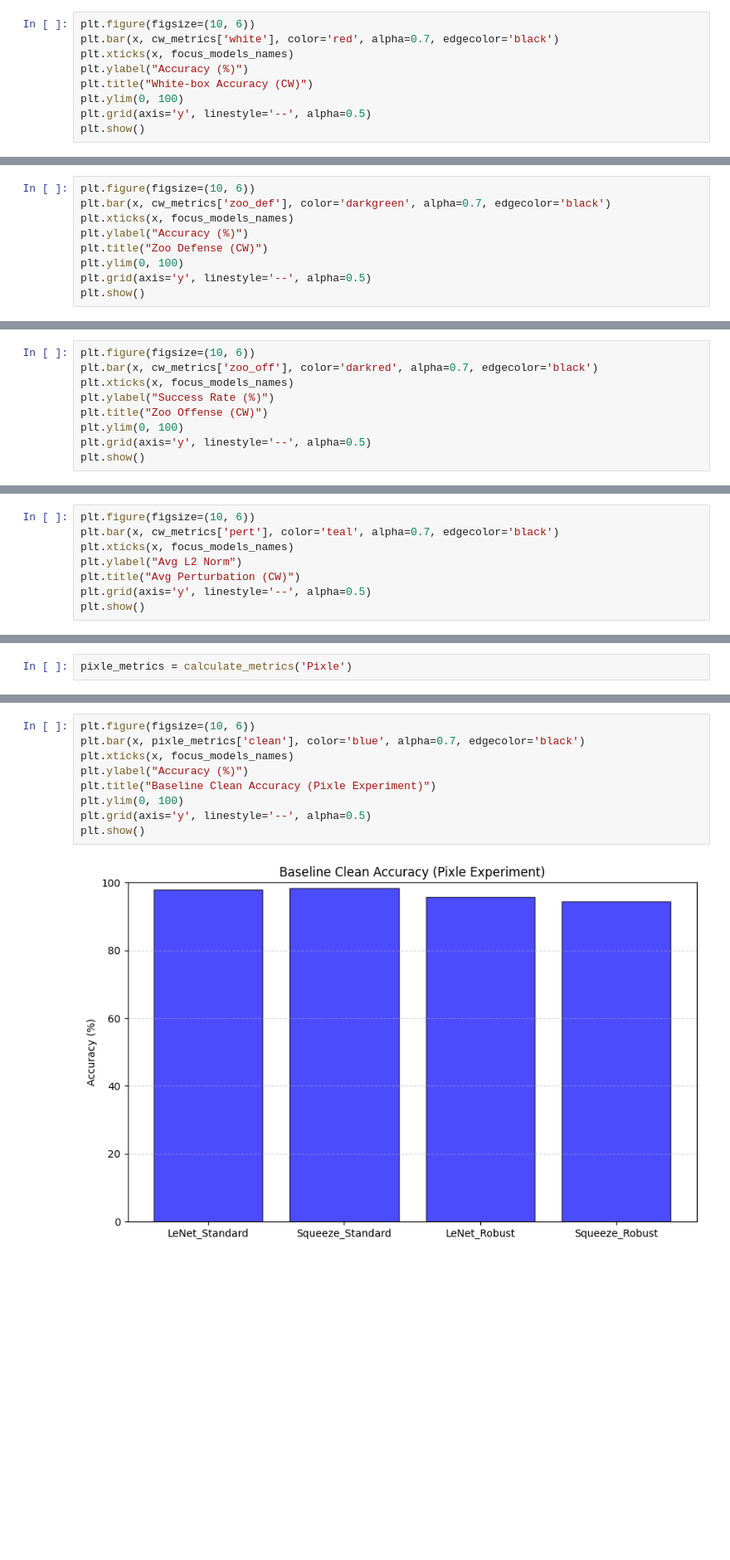
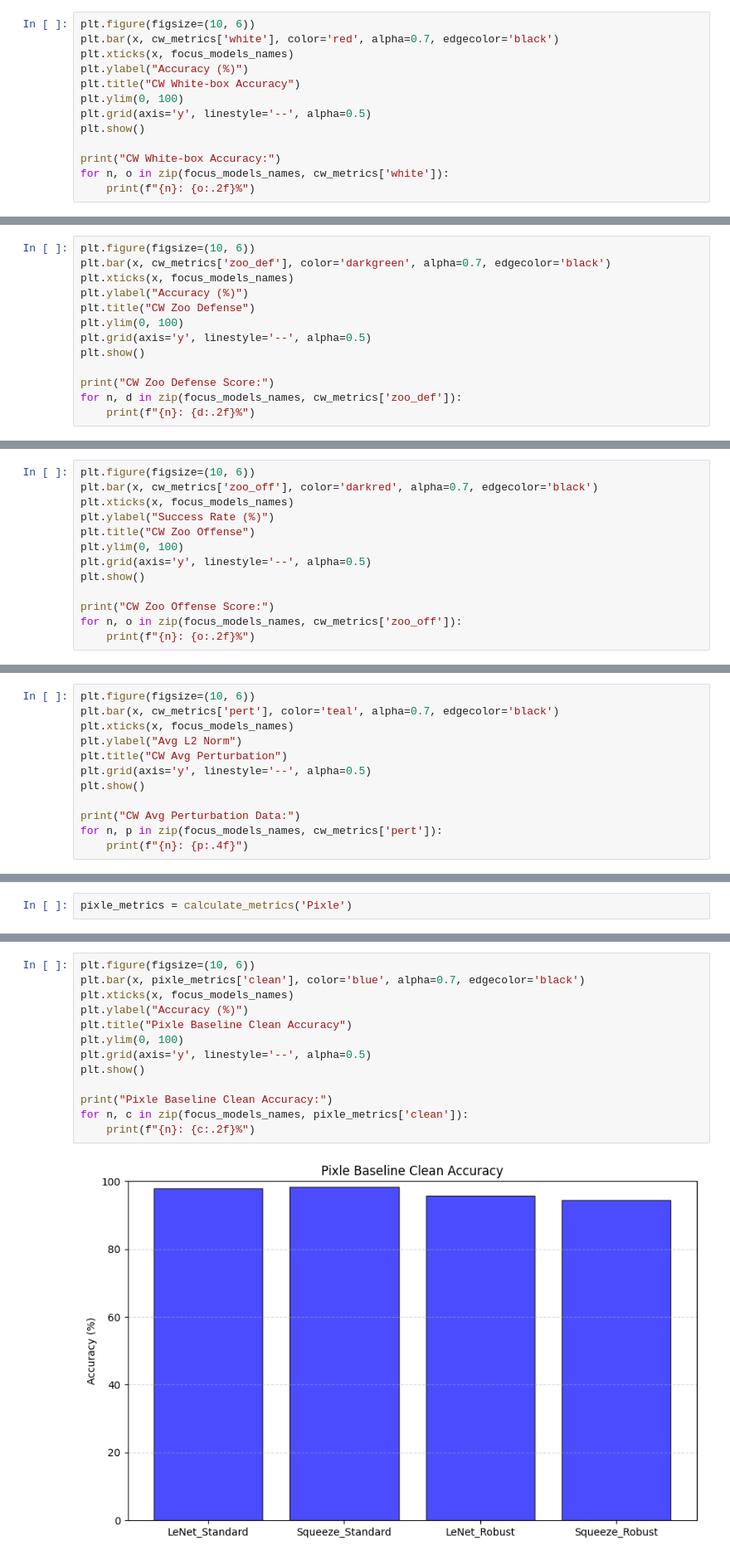
Before and after one commit to vm2781/adversarial_attacks, a Jupyter notebook: model_adversarial_analysis.ipynb, the cells around one changed output, grey strips where cells are left out. Shown at 83% size. Drawn from its saved outputs; the diff is of its cells as text; blank space fills up the shorter version.

```diff
--- a/model_adversarial_analysis.ipynb
+++ b/model_adversarial_analysis.ipynb
@@ -652,8 +683,12 @@ plt.figure(figsize=(10, 6))
 plt.bar(x, cw_metrics['white'], color='red', alpha=0.7, edgecolor='black')
 plt.xticks(x, focus_models_names)
 plt.ylabel("Accuracy (%)")
-plt.title("White-box Accuracy (CW)")
+plt.title("CW White-box Accuracy")
 plt.ylim(0, 100)
 plt.grid(axis='y', linestyle='--', alpha=0.5)
 plt.show()
+
+print("CW White-box Accuracy:")
+for n, o in zip(focus_models_names, cw_metrics['white']):
+    print(f"{n}: {o:.2f}%")
 # %% [output]
@@ -663,9 +703,13 @@ plt.figure(figsize=(10, 6))
 plt.bar(x, cw_metrics['zoo_def'], color='darkgreen', alpha=0.7, edgecolor='black')
 plt.xticks(x, focus_models_names)
 plt.ylabel("Accuracy (%)")
-plt.title("Zoo Defense (CW)")
+plt.title("CW Zoo Defense")
 plt.ylim(0, 100)
 plt.grid(axis='y', linestyle='--', alpha=0.5)
 plt.show()
+
+print("CW Zoo Defense Score:")
+for n, d in zip(focus_models_names, cw_metrics['zoo_def']):
+    print(f"{n}: {d:.2f}%")
 # %% [output]
 [figure]
@@ -674,9 +723,13 @@ plt.figure(figsize=(10, 6))
 plt.bar(x, cw_metrics['zoo_off'], color='darkred', alpha=0.7, edgecolor='black')
 plt.xticks(x, focus_models_names)
 plt.ylabel("Success Rate (%)")
-plt.title("Zoo Offense (CW)")
+plt.title("CW Zoo Offense")
 plt.ylim(0, 100)
 plt.grid(axis='y', linestyle='--', alpha=0.5)
 plt.show()
+
+print("CW Zoo Offense Score:")
+for n, o in zip(focus_models_names, cw_metrics['zoo_off']):
+    print(f"{n}: {o:.2f}%")
 # %% [output]
 [figure]
@@ -710,7 +768,11 @@ plt.figure(figsize=(10, 6))
 plt.bar(x, cw_metrics['pert'], color='teal', alpha=0.7, edgecolor='black')
 plt.xticks(x, focus_models_names)
 plt.ylabel("Avg L2 Norm")
-plt.title("Avg Perturbation (CW)")
+plt.title("CW Avg Perturbation")
 plt.grid(axis='y', linestyle='--', alpha=0.5)
 plt.show()
+
+print("CW Avg Perturbation Data:")
+for n, p in zip(focus_models_names, cw_metrics['pert']):
+    print(f"{n}: {p:.4f}")
 # %% [output]
@@ -743,11 +821,15 @@ plt.show()
 # %%
 plt.figure(figsize=(10, 6))
 plt.bar(x, pixle_metrics['clean'], color='blue', alpha=0.7, edgecolor='black')
 plt.xticks(x, focus_models_names)
 plt.ylabel("Accuracy (%)")
-plt.title("Baseline Clean Accuracy (Pixle Experiment)")
+plt.title("Pixle Baseline Clean Accuracy")
 plt.ylim(0, 100)
 plt.grid(axis='y', linestyle='--', alpha=0.5)
 plt.show()
+
+print("Pixle Baseline Clean Accuracy:")
+for n, c in zip(focus_models_names, pixle_metrics['clean']):
+    print(f"{n}: {c:.2f}%")
 # %% [output]
-[figure, old version]
+[figure, new version]
```
Also changed, not shown: parts of 31 cells of this notebook.
